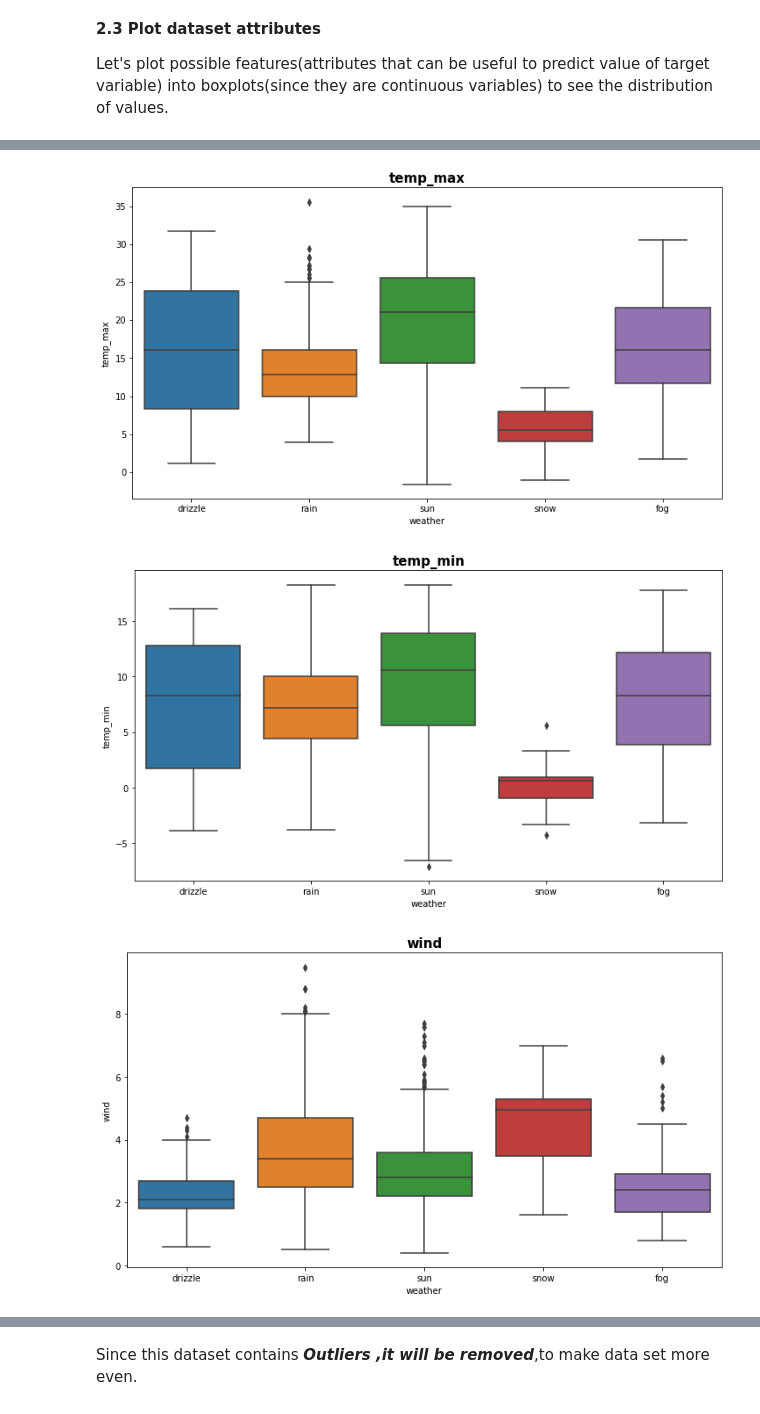
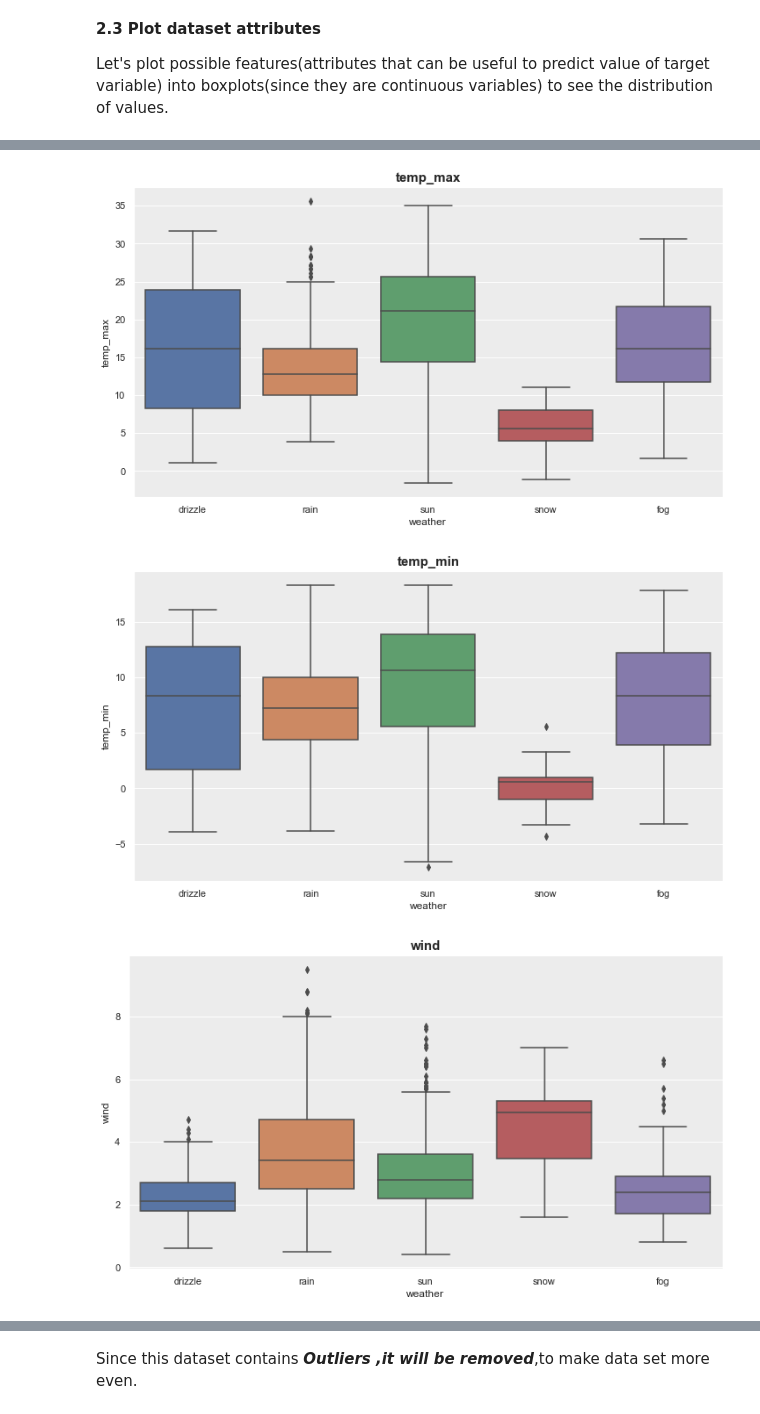
Before and after one commit to hugoquintel/WeatherPrediction, a Jupyter notebook: FinalProject/app/notebooks/models.ipynb, the cells around one changed output, grey strips where cells are left out. Drawn from its saved outputs; the diff is of its cells as text; code cells hidden in the pictures.

```diff
--- a/FinalProject/app/notebooks/models.ipynb
+++ b/FinalProject/app/notebooks/models.ipynb
@@ -70,7 +67,7 @@ warnings.filterwarnings('ignore')  # "error", "ignore", "always", "default", "mo
 np.random.seed(0)
 # %%
 #load data from csv file
-dataset = pd.read_csv('seattle-weather.csv')
+dataset = pd.read_csv('./../data/seattle-weather.csv')
 # %% [markdown]
 <a id=section-two></a>
 # <span style="color:#409996;font-weight:600;font-size:30px;font-style:sans-serif;">2. Exploratory Data Analysis</span>
@@ -172,6 +169,7 @@ Let's plot possible features(attributes that can be useful to predict value of t
 # %%
 #create a list of numerical features and plot them
 list_of_num_features = dataset[['precipitation', 'temp_max', 'temp_min', 'wind']]
+sns.set(rc={'axes.facecolor':'#ECECEC'})
 
 for feature in list_of_num_features:
     plt.figure(figsize=(12,6.5))
@@ -186,3 +184,3 @@ for feature in list_of_num_features:
-[figure, old version]
+[figure, new version]
-[figure, old version]
+[figure, new version]
-[figure, old version]
+[figure, new version]
```
Also changed, not shown: parts of 29 cells of this notebook, 2 other files.
